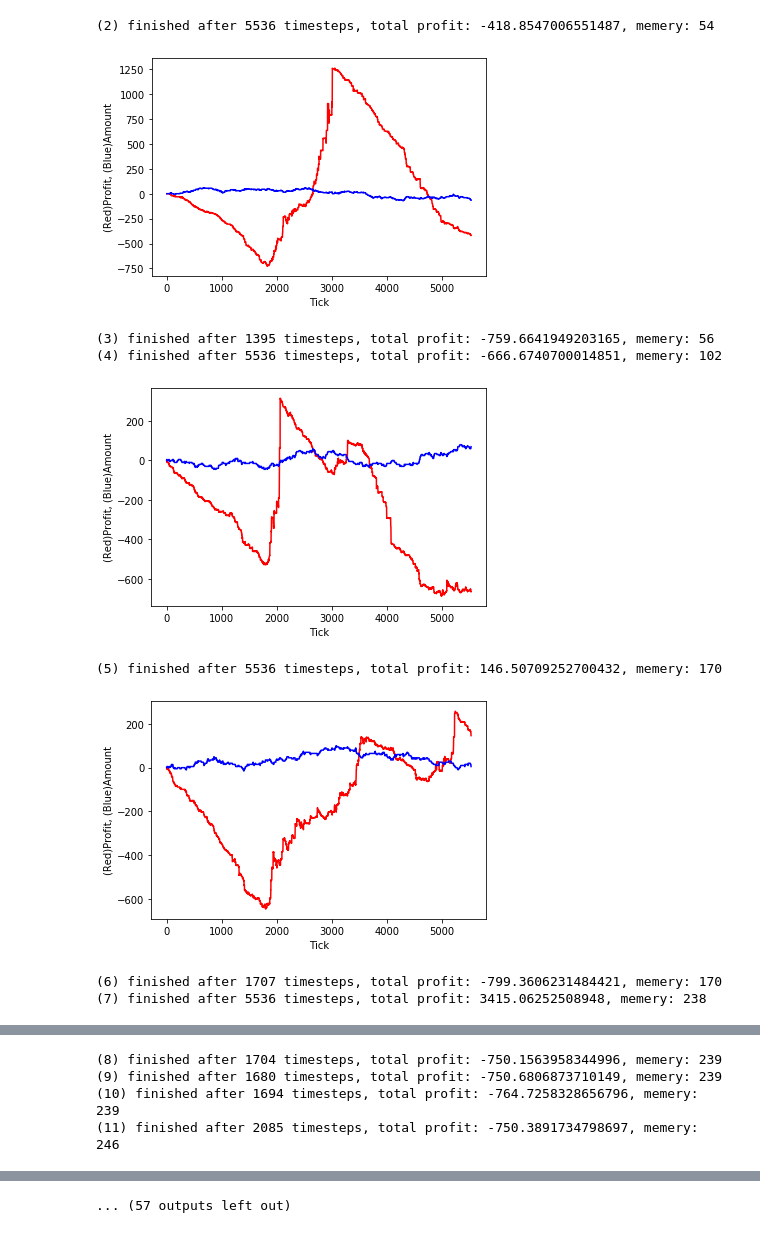
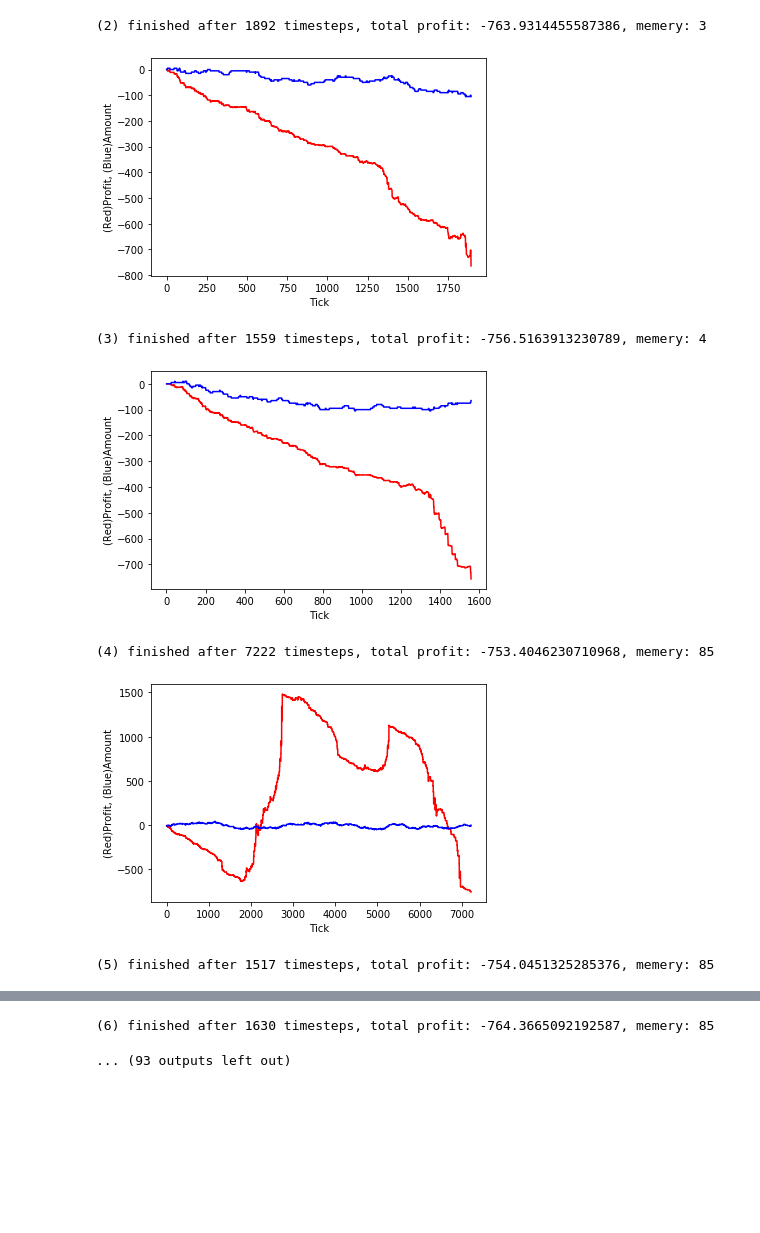
Before and after one commit to zernbox/trading-game-csv, a Jupyter notebook: exchange_game_04.ipynb, the cells around one changed output, grey strips where cells are left out. Drawn from its saved outputs; the diff is of its cells as text; code cells hidden in the pictures; blank space fills up the shorter version.

```diff
--- a/exchange_game_04.ipynb
+++ b/exchange_game_04.ipynb
@@ -38,8 +38,11 @@ def custom_reward_func(exchange):
     else:
         reward = exchange.profit * 0.001
     '''
-
-    reward = exchange.floating_profit * 0.01
+    if(exchange.floating_profit > 0):
+        reward = exchange.floating_profit * (exchange.info["index"] - 50) * 0.001
+    else:
+        reward = - 0.1
+    #reward = exchange.floating_profit * 0.001
     #print(exchange.info["amount"])
     #print(exchange.available_actions)
     #print(reward)
@@ -52,9 +55,9 @@ LR = 0.01                   # learning rate
 EPSILON = 0.9               # greedy policy
 GAMMA = 0.9                 # reward discount
 TARGET_REPLACE_ITER = 100   # target update frequency
-MEMORY_CAPACITY = 2000
+MEMORY_CAPACITY = 1000
 NAV = 5000
-env = TradeEnv(data_path='eurusd_patterns_10_test2_slope_trend_pro.lite1-6.csv',
+env = TradeEnv(data_path='eurusd_patterns_10_test2_slope_trend_pro.lite1-3.csv',
                ops_shape=[],
                get_obs_features_func=custom_obs_features_func,
                get_reward_func=custom_reward_func,
@@ -168,17 +171,14 @@ for i_episode in range(n_episodes):
         #env.render()
         action = dqn.choose_action(obs0)
         observation, reward, done, info = env.step(action)
-
         profit = info["profit"]["total"]
-
 
         #action 0 sell, 1 hold, 2 buy
         #print(info["profit"]["floating"])
         # 儲存 experience
         if((profit - profit0)/NAV > 0.001):
             dqn.store_transition(obs0, action, reward, observation)
-        #print((profit-profit0)/5000)
-
+        #print((profit-profit0))
 
         profit0 = profit
 
@@ -200,7 +200,7 @@ for i_episode in range(n_episodes):
         if(done):
             #torch.save(dqn, PATH)
             print('({}) finished after {} timesteps, total profit: {}, memery: {}'.format(i_episode+1, t+1, info["profit"]["total"],dqn.memory_counter))
-            if((t+1) > 2000):
+            if((t+1) > 0):
                 plt.cla()
                 plt.xlabel('Tick')
                 plt.ylabel('(Red)Profit, (Blue)Amount')
@@ -221,9 +234,7 @@ Collecting experience...
-(2) finished after 5536 timesteps, total profit: -418.8547006551487, memery: 54
+(2) finished after 1892 timesteps, total profit: -763.9314455587386, memery: 3
-[figure, old version]
+[figure, new version]
-(3) finished after 1395 timesteps, total profit: -759.6641949203165, memery: 56
-(4) finished after 5536 timesteps, total profit: -666.6740700014851, memery: 102
+(3) finished after 1559 timesteps, total profit: -756.5163913230789, memery: 4
-[figure, old version]
+[figure, new version]
-(5) finished after 5536 timesteps, total profit: 146.50709252700432, memery: 170
+(4) finished after 7222 timesteps, total profit: -753.4046230710968, memery: 85
-[figure, old version]
+[figure, new version]
-(6) finished after 1707 timesteps, total profit: -799.3606231484421, memery: 170
-(7) finished after 5536 timesteps, total profit: 3415.06252508948, memery: 238
+(5) finished after 1517 timesteps, total profit: -754.0451325285376, memery: 85
@@ -231,4 +241,0 @@ Collecting experience...
-(8) finished after 1704 timesteps, total profit: -750.1563958344996, memery: 239
-(9) finished after 1680 timesteps, total profit: -750.6806873710149, memery: 239
-(10) finished after 1694 timesteps, total profit: -764.7258328656796, memery: 239
-(11) finished after 2085 timesteps, total profit: -750.3891734798697, memery: 246
@@ -236,4 +242,5 @@ Collecting experience...
-... (57 outputs left out)
+(6) finished after 1630 timesteps, total profit: -764.3665092192587, memery: 85
+... (93 outputs left out)
 # %%
 %matplotlib inline
 import matplotlib.pylab as plt
```
Also changed, not shown: parts of 1 cell of this notebook.
